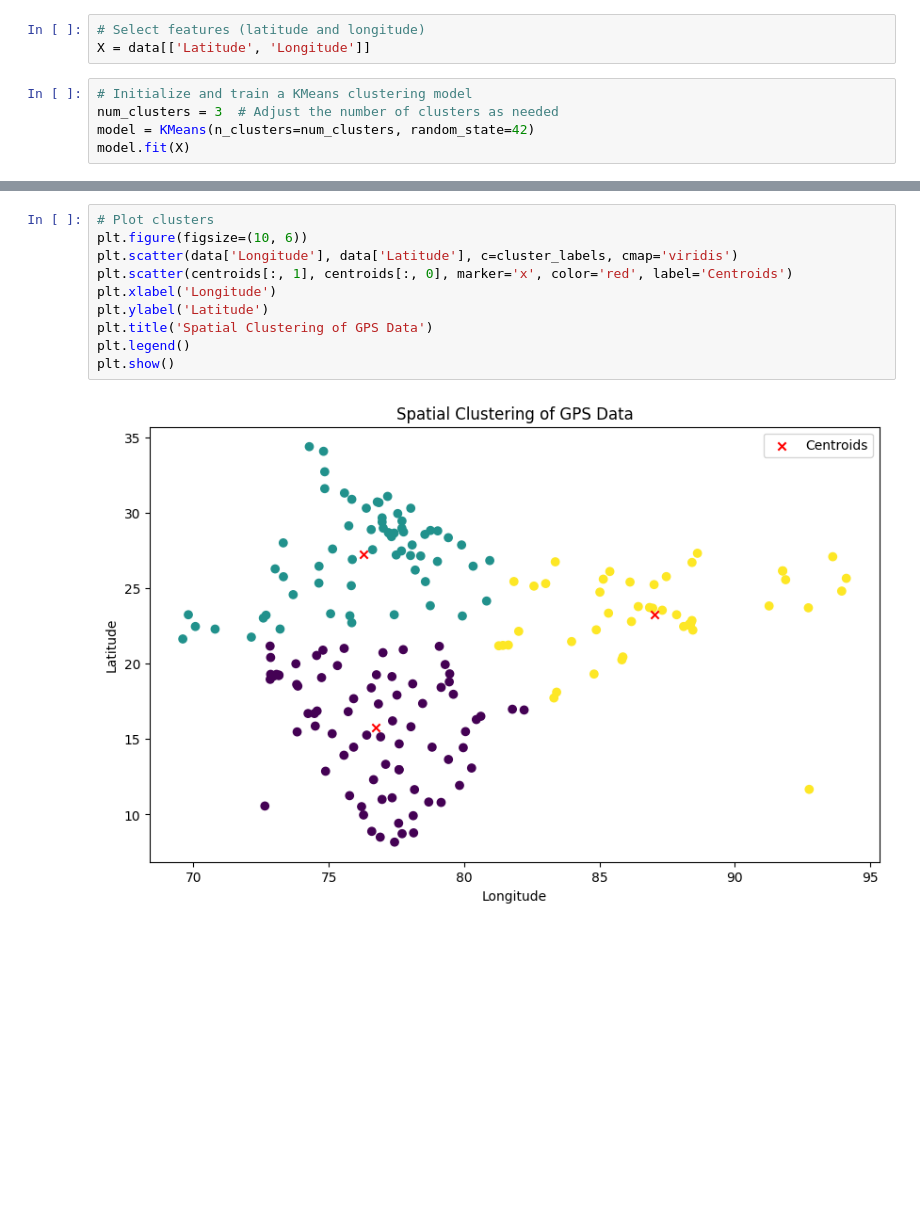
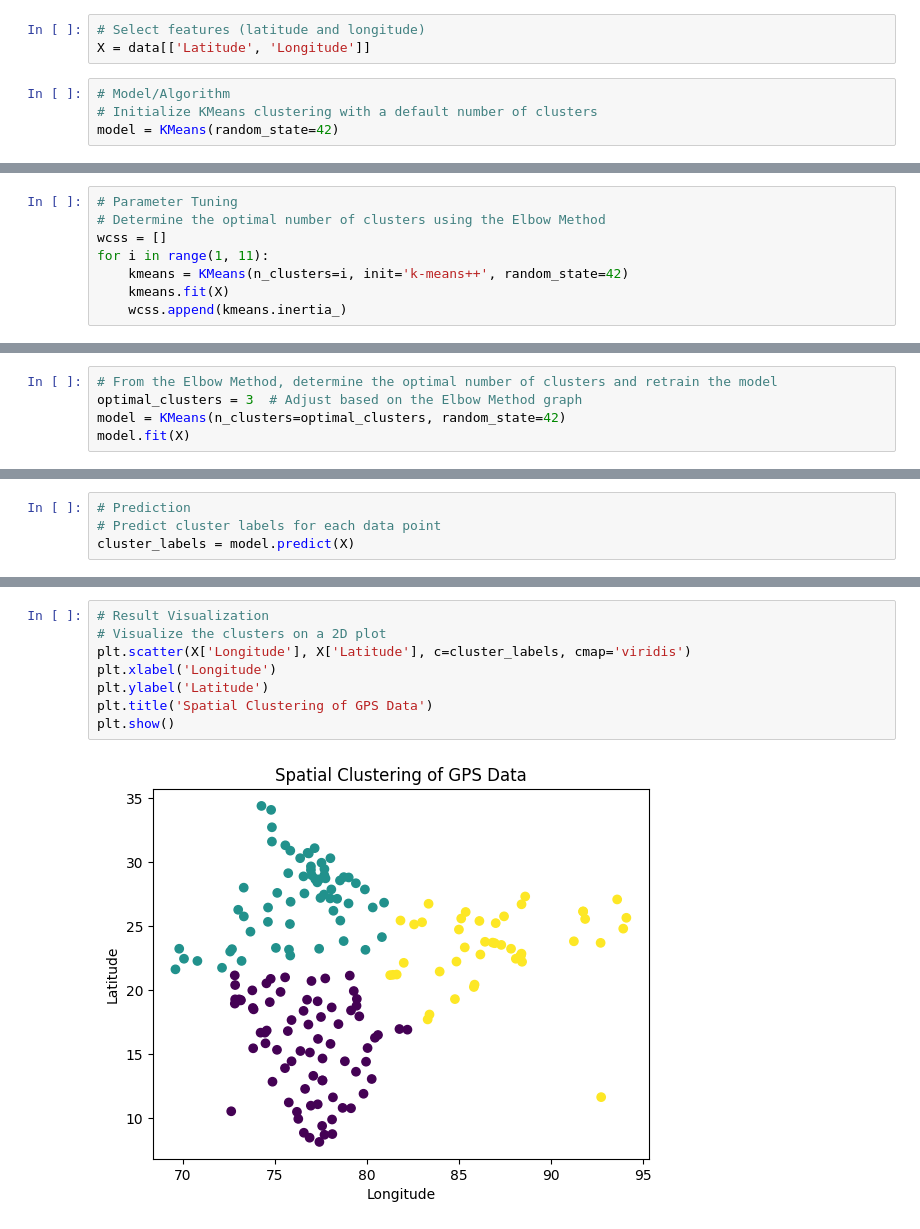
Before and after one commit to Pawan20031/Women-Safety-System, a Jupyter notebook: Clustering_(Spatial_Clustering_using_KMeans).ipynb, the cells around one changed output, grey strips where cells are left out. Cells and saved outputs as stored; diff of their text form; blank space fills up the shorter version.

```diff
--- a/Clustering_(Spatial_Clustering_using_KMeans).ipynb
+++ b/Clustering_(Spatial_Clustering_using_KMeans).ipynb
@@ -11,7 +12,6 @@ data = pd.read_csv('data.csv')
 # Select features (latitude and longitude)
 X = data[['Latitude', 'Longitude']]
 # %%
-# Initialize and train a KMeans clustering model
-num_clusters = 3  # Adjust the number of clusters as needed
-model = KMeans(n_clusters=num_clusters, random_state=42)
-model.fit(X)
+# Model/Algorithm
+# Initialize KMeans clustering with a default number of clusters
+model = KMeans(random_state=42)
@@ -23,0 +23,8 @@ centroids = model.cluster_centers_
+# %%
+# Parameter Tuning
+# Determine the optimal number of clusters using the Elbow Method
+wcss = []
+for i in range(1, 11):
+    kmeans = KMeans(n_clusters=i, init='k-means++', random_state=42)
+    kmeans.fit(X)
+    wcss.append(kmeans.inertia_)
@@ -23,0 +40,5 @@ centroids = model.cluster_centers_
+# %%
+# From the Elbow Method, determine the optimal number of clusters and retrain the model
+optimal_clusters = 3  # Adjust based on the Elbow Method graph
+model = KMeans(n_clusters=optimal_clusters, random_state=42)
+model.fit(X)
@@ -23,0 +47,4 @@ centroids = model.cluster_centers_
+# %%
+# Prediction
+# Predict cluster labels for each data point
+cluster_labels = model.predict(X)
@@ -24,12 +65,10 @@ centroids = model.cluster_centers_
 # %%
-# Plot clusters
-plt.figure(figsize=(10, 6))
-plt.scatter(data['Longitude'], data['Latitude'], c=cluster_labels, cmap='viridis')
-plt.scatter(centroids[:, 1], centroids[:, 0], marker='x', color='red', label='Centroids')
+# Result Visualization
+# Visualize the clusters on a 2D plot
+plt.scatter(X['Longitude'], X['Latitude'], c=cluster_labels, cmap='viridis')
 plt.xlabel('Longitude')
 plt.ylabel('Latitude')
 plt.title('Spatial Clustering of GPS Data')
-plt.legend()
 plt.show()
 # %% [output]
-[figure, old version]
+[figure, new version]
```
Also changed, not shown: parts of 10 cells of this notebook.
